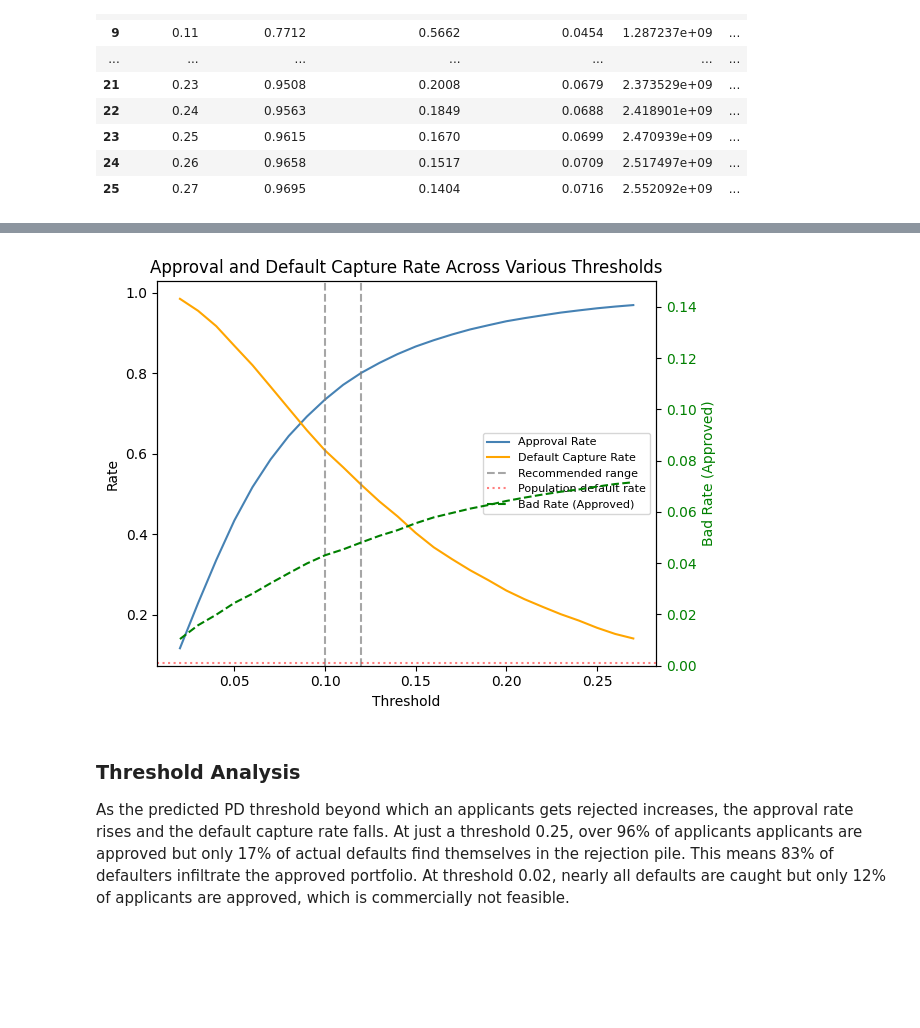
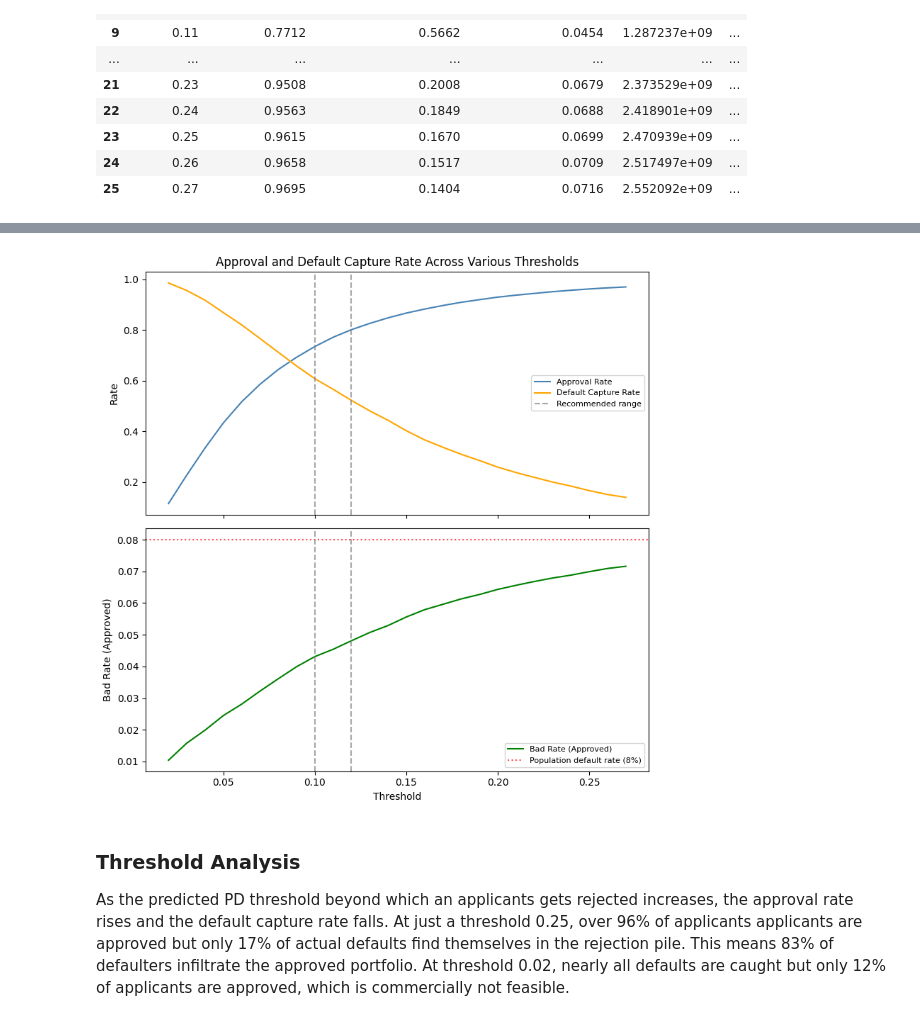
Before and after one commit to naynay-push-force/credit-risk-pd, a Jupyter notebook: src/notebooks/03_threshold_analysis.ipynb, the cells around one changed output, grey strips where cells are left out. Saved outputs shown, nothing was run; the diff lists cells and outputs as text; code cells hidden in the pictures; blank space fills up the shorter version.

Commit message:
Improve visualisation from dual y-axis chart to a two-panel split

```diff
--- a/src/notebooks/03_threshold_analysis.ipynb
+++ b/src/notebooks/03_threshold_analysis.ipynb
@@ -153,39 +123,29 @@ plt.show()
 # %%
-import matplotlib.pyplot as plt
+fig, (ax1, ax2) = plt.subplots(2, 1, figsize=(8, 8), sharex=True)
 
-fig, ax1 = plt.subplots()
-
-# Primary y-axis — rates between 0 and 1
-ax1.plot(df_thresh["threshold"], df_thresh["approval_rate"],
-         label="Approval Rate", color='steelblue')
-ax1.plot(df_thresh["threshold"], df_thresh["default_capture_rate"],
-         label="Default Capture Rate", color='orange')
+# Top panel — approval and default capture rates
+ax1.plot(df_thresh["threshold"], df_thresh["approval_rate"], label="Approval Rate", color='steelblue')
+ax1.plot(df_thresh["threshold"], df_thresh["default_capture_rate"], label="Default Capture Rate", color='orange')
 ax1.axvline(x=0.10, color='grey', linestyle='--', alpha=0.7, label="Recommended range")
 ax1.axvline(x=0.12, color='grey', linestyle='--', alpha=0.7)
-ax1.axhline(y=0.08, color='red', linestyle=':', alpha=0.5, label='Population default rate')
-ax1.set_xlabel("Threshold")
 ax1.set_ylabel("Rate")
-ax1.tick_params(axis='y')
+ax1.legend(fontsize=8)
+ax1.set_title("Approval and Default Capture Rate Across Various Thresholds")
 
-# Secondary y-axis — bad rate approved (smaller scale)
-ax2 = ax1.twinx()
-ax2.plot(df_thresh["threshold"], df_thresh["bad_rate_approved"],
-         label="Bad Rate (Approved)", color='green', linestyle='--')
-ax2.set_ylabel("Bad Rate (Approved)", color='green')
-ax2.tick_params(axis='y', labelcolor='green')
-ax2.set_ylim(0, 0.15)  # constrain so it doesn't dominate
+# Bottom panel — bad rate approved with population reference
+ax2.plot(df_thresh["threshold"], df_thresh["bad_rate_approved"], label="Bad Rate (Approved)", color='green')
+ax2.axhline(y=0.08, color='red', linestyle=':', alpha=0.7, label='Population default rate (8%)')
+ax2.axvline(x=0.10, color='grey', linestyle='--', alpha=0.7)
+ax2.axvline(x=0.12, color='grey', linestyle='--', alpha=0.7)
+ax2.set_xlabel("Threshold")
+ax2.set_ylabel("Bad Rate (Approved)")
+ax2.legend(fontsize=8)
 
-# Combine legends from both axes
-lines1, labels1 = ax1.get_legend_handles_labels()
-lines2, labels2 = ax2.get_legend_handles_labels()
-ax1.legend(lines1 + lines2, labels1 + labels2, loc='center right', fontsize=8)
-
-plt.title("Approval and Default Capture Rate Across Various Thresholds")
 plt.tight_layout()
 plt.savefig("reports/threshold_analysis.png", dpi=200)
 plt.show()
 # %% [output]
-[figure, old version]
+[figure, new version]
 # %% [markdown]
 ### Threshold Analysis
 
```
Also changed, not shown: parts of 2 cells of this notebook.
